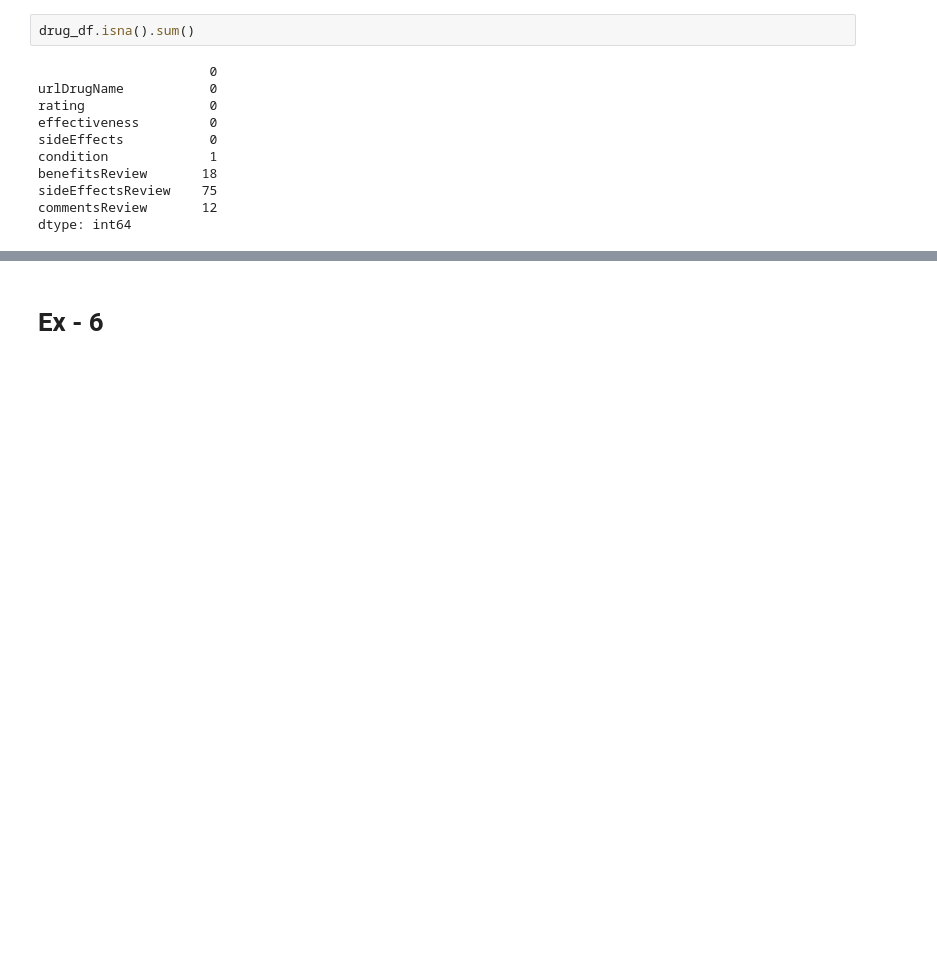
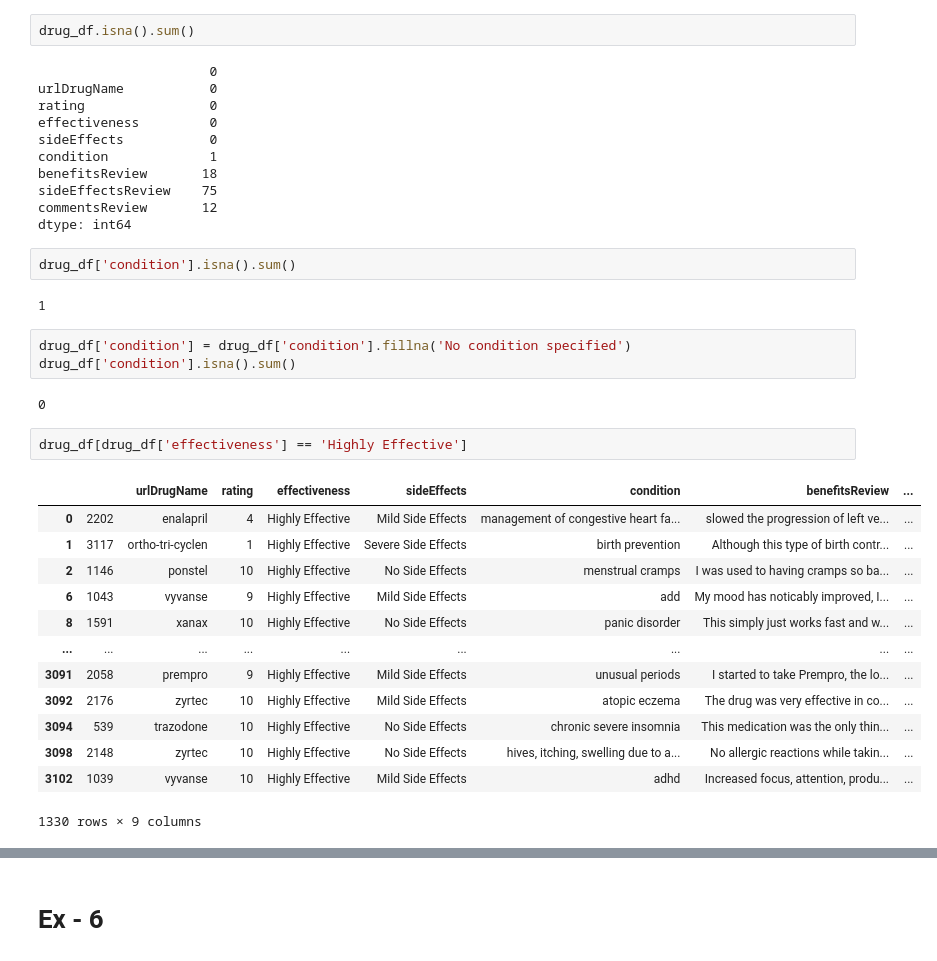
Before and after one commit to shakthishamruth/EDA, a Jupyter notebook: Exercises/ExercisesNotebook.ipynb, the cells around one changed output, grey strips where cells are left out. Cells and saved outputs as stored; diff of their text form; blank space fills up the shorter version.

```diff
--- a/Exercises/ExercisesNotebook.ipynb
+++ b/Exercises/ExercisesNotebook.ipynb
@@ -134,3 +134,28 @@ benefitsReview       18
 sideEffectsReview    75
 commentsReview       12
 dtype: int64
+# %%
+drug_df['condition'].isna().sum()
+# %% [output]
+1
+# %%
+drug_df['condition'] = drug_df['condition'].fillna('No condition specified')
+drug_df['condition'].isna().sum()
+# %% [output]
+0
+# %%
+drug_df[drug_df['effectiveness'] == 'Highly Effective']
+# %% [output]
+|  |  | urlDrugName | rating | effectiveness | sideEffects | condition | benefitsReview | ... |
+| 0 | 2202 | enalapril | 4 | Highly Effective | Mild Side Effects | management of congestive heart fa... | slowed the progression of left ve... | ... |
+| 1 | 3117 | ortho-tri-cyclen | 1 | Highly Effective | Severe Side Effects | birth prevention | Although this type of birth contr... | ... |
+| 2 | 1146 | ponstel | 10 | Highly Effective | No Side Effects | menstrual cramps | I was used to having cramps so ba... | ... |
+| 6 | 1043 | vyvanse | 9 | Highly Effective | Mild Side Effects | add | My mood has noticably improved, I... | ... |
+| 8 | 1591 | xanax | 10 | Highly Effective | No Side Effects | panic disorder | This simply just works fast and w... | ... |
+| ... | ... | ... | ... | ... | ... | ... | ... | ... |
+| 3091 | 2058 | prempro | 9 | Highly Effective | Mild Side Effects | unusual periods | I started to take Prempro, the lo... | ... |
+| 3092 | 2176 | zyrtec | 10 | Highly Effective | Mild Side Effects | atopic eczema | The drug was very effective in co... | ... |
+| 3094 | 539 | trazodone | 10 | Highly Effective | No Side Effects | chronic severe insomnia | This medication was the only thin... | ... |
+| 3098 | 2148 | zyrtec | 10 | Highly Effective | No Side Effects | hives, itching, swelling due to a... | No allergic reactions while takin... | ... |
+| 3102 | 1039 | vyvanse | 10 | Highly Effective | Mild Side Effects | adhd | Increased focus, attention, produ... | ... |
+1330 rows × 9 columns
```
Also changed, not shown: parts of 2 cells of this notebook.
